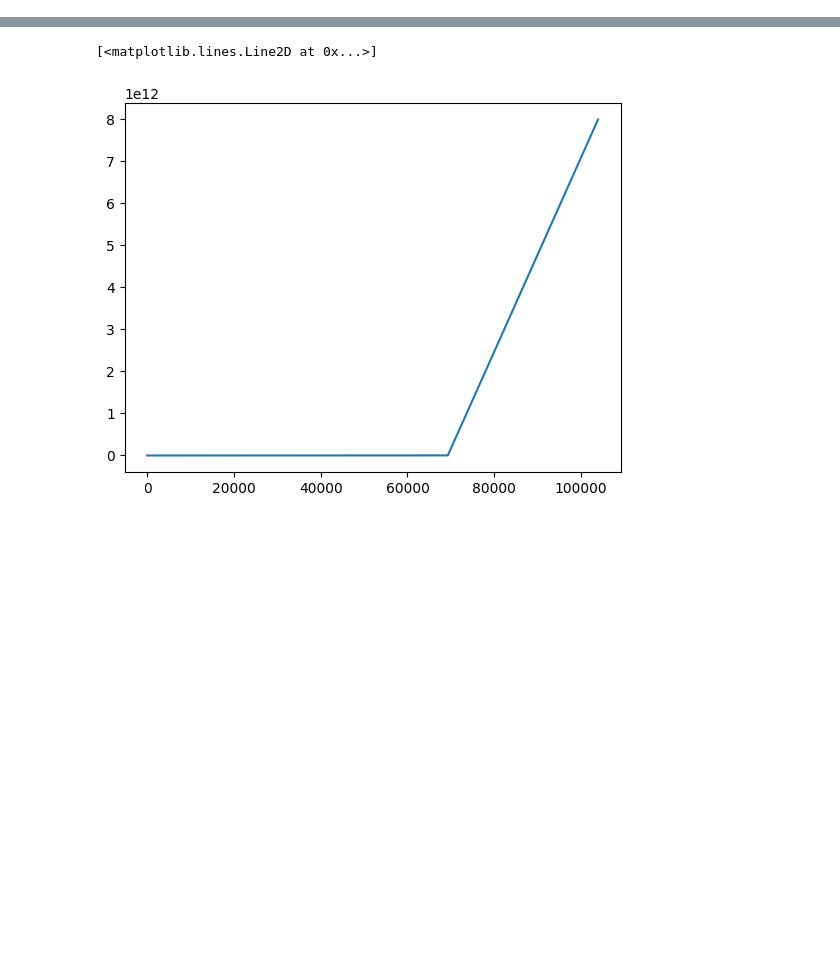
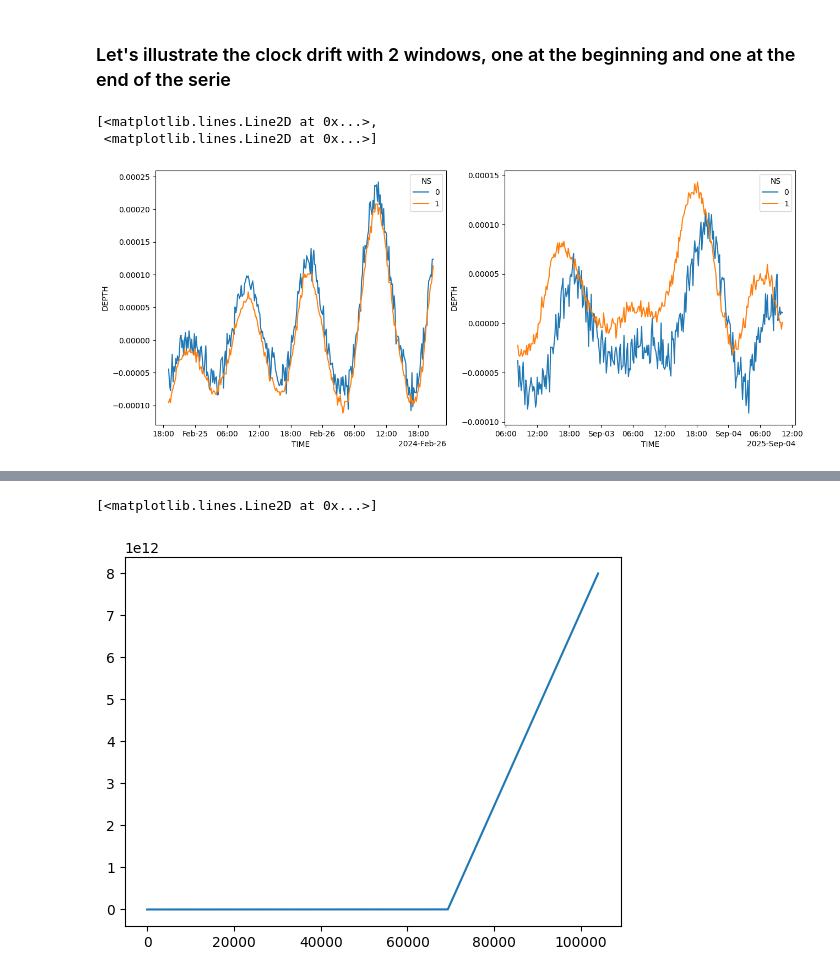
Before and after one commit to quai20/playground, a Jupyter notebook: clockCorr.ipynb, the cells around one changed output, grey strips where cells are left out. Drawn from its saved outputs; the diff is of its cells as text; code cells hidden in the pictures; blank space fills up the shorter version.

```diff
--- a/clockCorr.ipynb
+++ b/clockCorr.ipynb
@@ -42,0 +51,11 @@ Data variables:
+# %% [markdown]
+### Let's illustrate the clock drift with 2 windows, one at the beginning and one at the end of the serie
+# %%
+K=(ds['DEPTH']-ds['DEPTH'].mean('TIME'))/(ds['DEPTH'].max('TIME'))
+f,ax = plt.subplots(1,2,figsize=(15,6))
+K.isel(TIME=slice(20000,20300)).plot(hue='NS',ax=ax[0],)
+K.isel(TIME=slice(100000,100300)).plot(hue='NS',ax=ax[1],)
+# %% [output]
+[<matplotlib.lines.Line2D at 0x...>,
+ <matplotlib.lines.Line2D at 0x...>]
+[figure, added]
```
Also changed, not shown: parts of 17 cells of this notebook.
